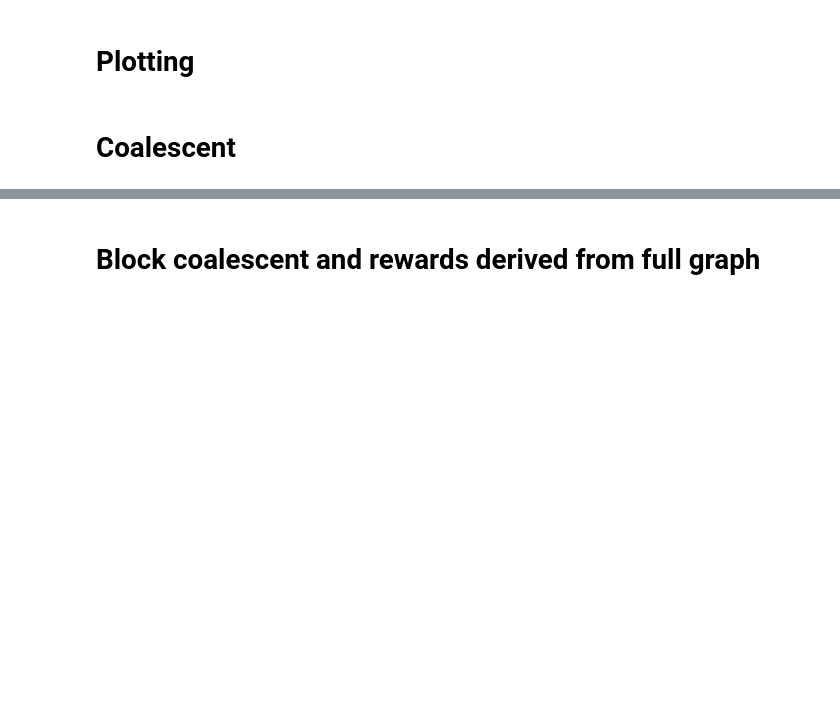
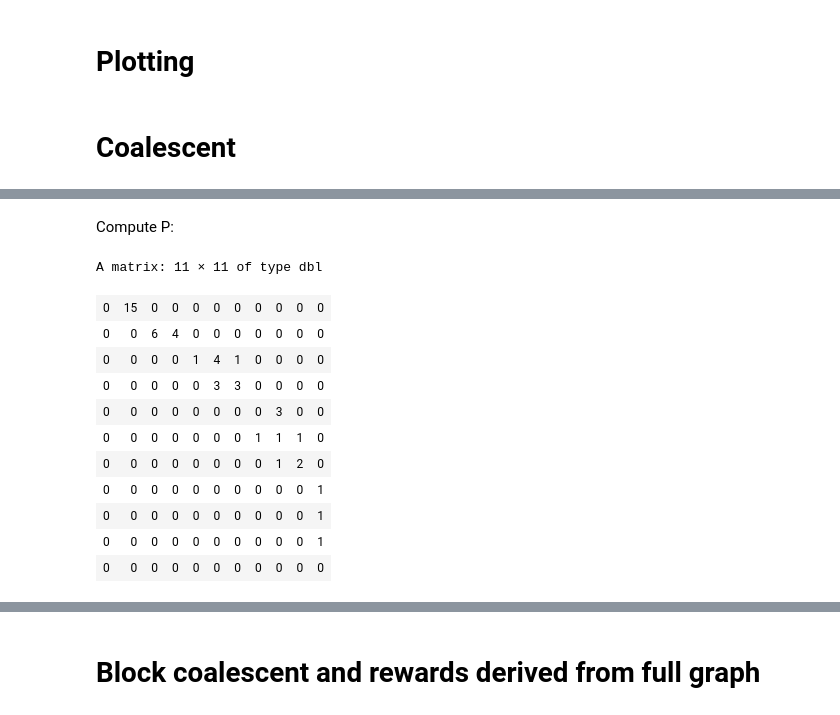
Before and after one commit to munch-group/phase-type-distributions, a Jupyter notebook: notebooks/coalescent-partitions.ipynb, the cells around one changed output, grey strips where cells are left out. Saved outputs shown, nothing was run; the diff lists cells and outputs as text; code cells hidden in the pictures; blank space fills up the shorter version.

```diff
--- a/notebooks/coalescent-partitions.ipynb
+++ b/notebooks/coalescent-partitions.ipynb
@@ -175,0 +196,22 @@ standard_coalescent <- function(n) {
+# %% [markdown]
+Compute P:
+# %%
+gam <- graph_as_matrix(graph)
+
+P <- rbind(cbind(gam$SIM, -rowSums(gam$SIM)), 0)
+P[nrow(P), ncol(P)] <- 1
+diag(P) <- 0
+P
+# %% [output]
+A matrix: 11 × 11 of type dbl
+| 0 | 15 | 0 | 0 | 0 | 0 | 0 | 0 | 0 | 0 | 0 |
+| 0 | 0 | 6 | 4 | 0 | 0 | 0 | 0 | 0 | 0 | 0 |
+| 0 | 0 | 0 | 0 | 1 | 4 | 1 | 0 | 0 | 0 | 0 |
+| 0 | 0 | 0 | 0 | 0 | 3 | 3 | 0 | 0 | 0 | 0 |
+| 0 | 0 | 0 | 0 | 0 | 0 | 0 | 0 | 3 | 0 | 0 |
+| 0 | 0 | 0 | 0 | 0 | 0 | 0 | 1 | 1 | 1 | 0 |
+| 0 | 0 | 0 | 0 | 0 | 0 | 0 | 0 | 1 | 2 | 0 |
+| 0 | 0 | 0 | 0 | 0 | 0 | 0 | 0 | 0 | 0 | 1 |
+| 0 | 0 | 0 | 0 | 0 | 0 | 0 | 0 | 0 | 0 | 1 |
+| 0 | 0 | 0 | 0 | 0 | 0 | 0 | 0 | 0 | 0 | 1 |
+| 0 | 0 | 0 | 0 | 0 | 0 | 0 | 0 | 0 | 0 | 0 |
```
Also changed, not shown: parts of 28 cells of this notebook.
